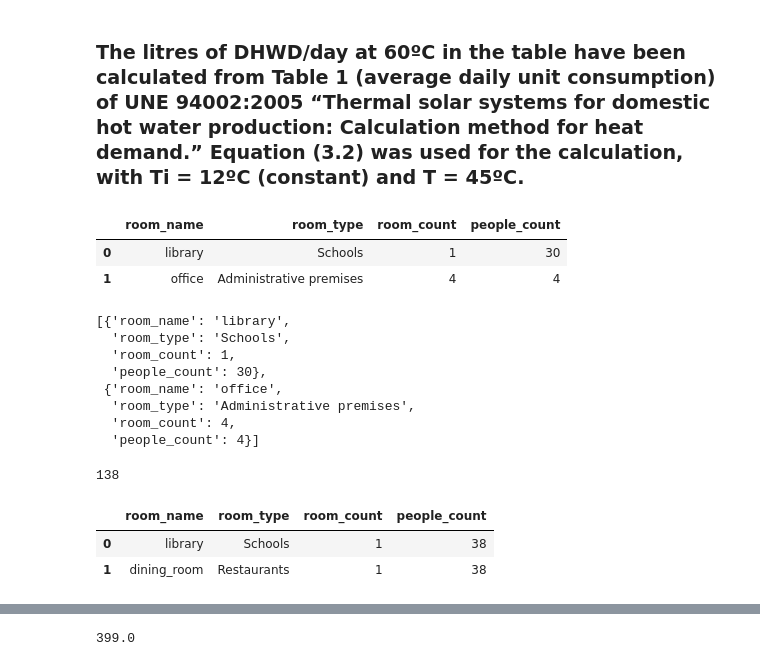
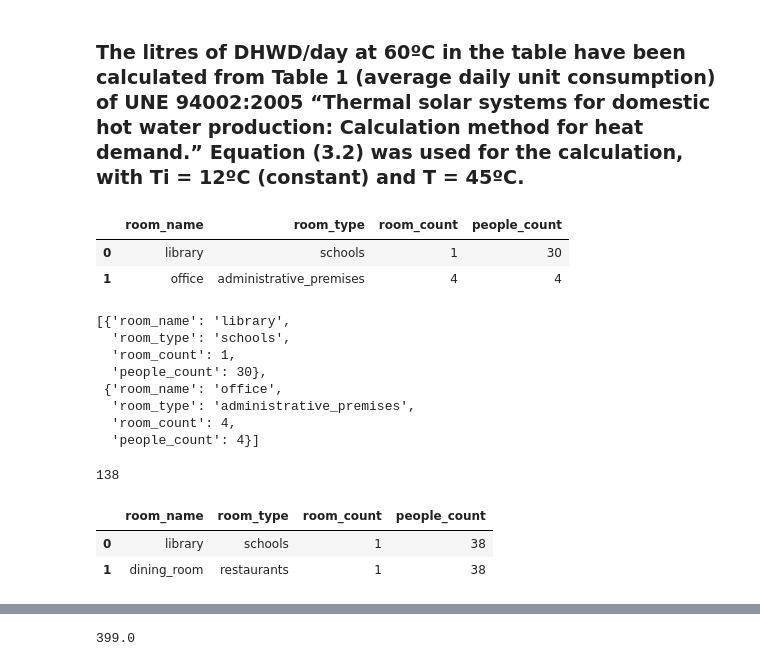
Before and after one commit to PalaDean/PortfolioProjects, a Jupyter notebook: Solar thermal for residential buildings.ipynb, the cells around one changed output, grey strips where cells are left out. Drawn from its saved outputs; the diff is of its cells as text; code cells hidden in the pictures.

```diff
--- a/Solar thermal for residential buildings.ipynb
+++ b/Solar thermal for residential buildings.ipynb
@@ -212,28 +213,28 @@ water_consumption_per_person = {'Single-family dwellings' : 30,
                                }
 # %%
-data = [('library', 'Schools', 1, 30),
-        ('office', 'Administrative premises', 4, 4)]
+data = [('library', 'schools', 1, 30),
+        ('office', 'administrative_premises', 4, 4)]
 b1_df = pd.DataFrame(data,
                      columns=['room_name', 'room_type', 'room_count', 'people_count'],
                     )
 # b1_df.set_index('room_name',
 #                 inplace = True
 #                )
 b1_df
 # %% [output]
 |  | room_name | room_type | room_count | people_count |
-| 0 | library | Schools | 1 | 30 |
-| 1 | office | Administrative premises | 4 | 4 |
+| 0 | library | schools | 1 | 30 |
+| 1 | office | administrative_premises | 4 | 4 |
 # %%
 b1_dict = b1_df.to_dict(orient='records')
 b1_dict
 # %% [output]
 [{'room_name': 'library',
-  'room_type': 'Schools',
+  'room_type': 'schools',
   'room_count': 1,
   'people_count': 30},
  {'room_name': 'office',
-  'room_type': 'Administrative premises',
+  'room_type': 'administrative_premises',
   'room_count': 4,
   'people_count': 4}]
 # %%
@@ -260,16 +261,16 @@ b1_water
 # %% [output]
 138
 # %%
-data = [('library', 'Schools', 1, 38),
-        ('dining_room', 'Restaurants', 1, 38)]
+data = [('library', 'schools', 1, 38),
+        ('dining_room', 'restaurants', 1, 38)]
 b2_df = pd.DataFrame(data,
                      columns=['room_name', 'room_type', 'room_count', 'people_count'],
                     )
 b2_df
 # %% [output]
 |  | room_name | room_type | room_count | people_count |
-| 0 | library | Schools | 1 | 38 |
-| 1 | dining_room | Restaurants | 1 | 38 |
+| 0 | library | schools | 1 | 38 |
+| 1 | dining_room | restaurants | 1 | 38 |
 # %%
 b2_dict = b2_df.to_dict(orient='records')
 b2_dict
```
Also changed, not shown: parts of 29 cells of this notebook, 1 other file.
